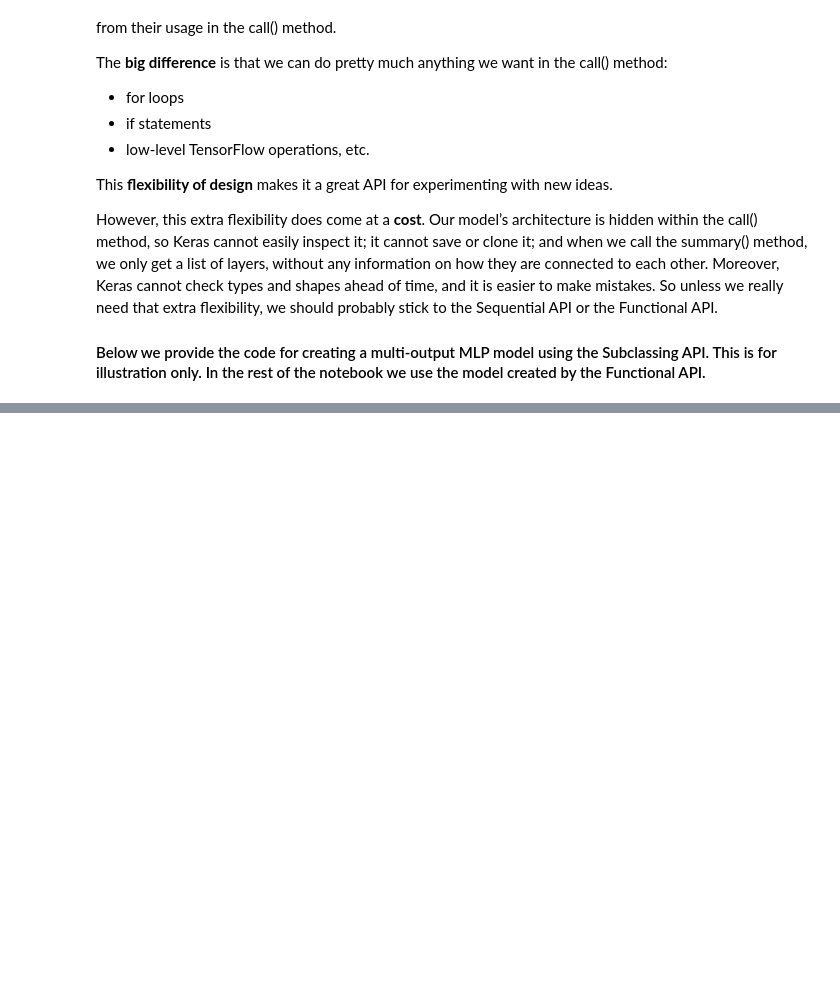
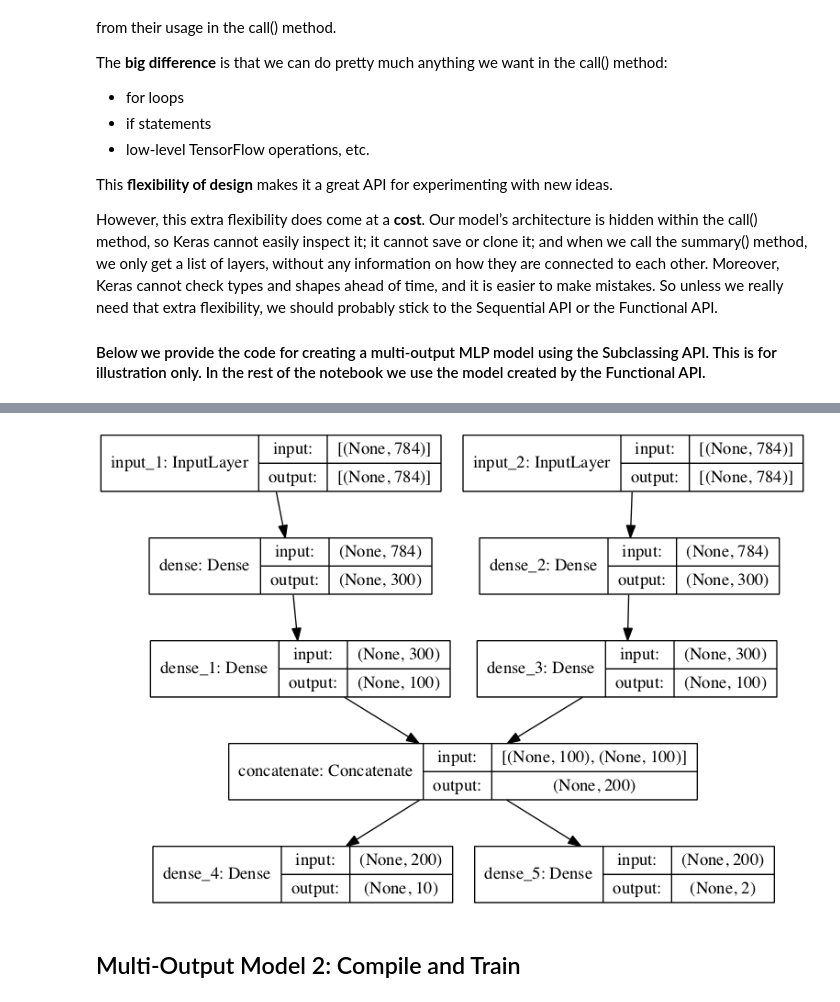
Before and after one commit to rhasanbd/Smooth-Taste-of-Keras--Journey-Through-MLPs, a Jupyter notebook: Keras-MLP Classifier-4-Multi-Output Classification.ipynb, the cells around one changed output, grey strips where cells are left out. Cells and saved outputs as stored; diff of their text form; code cells hidden in the pictures; blank space fills up the shorter version.

```diff
--- a/Keras-MLP Classifier-4-Multi-Output Classification.ipynb
+++ b/Keras-MLP Classifier-4-Multi-Output Classification.ipynb
@@ -41,9 +42,9 @@ Finally, scale the data.
 # %%
-mnist = keras.datasets.mnist
+mnist = tf.keras.datasets.mnist
 
 (X_train_full, y_train_full), (X_test, y_test) = mnist.load_data()
 
-# Flatten the features to create 1D array for each image
+# Flatten the features to create a 1D array for each image
 X_train_full = X_train_full.reshape(60000, 784)
 X_test = X_test.reshape(10000, 784)
 
@@ -99,9 +100,9 @@ The 1D target "y" would be converted to Nx2 matrix (N=number of samples)
 We do this by using the keras.utils.to_categorical() function.
 '''
 
-y_train_binary = keras.utils.to_categorical(y_train_binary_1D)
-y_test_binary = keras.utils.to_categorical(y_test_binary_1D)
-y_valid_binary = keras.utils.to_categorical(y_valid_binary_1D)
+y_train_binary = tf.keras.utils.to_categorical(y_train_binary_1D)
+y_test_binary = tf.keras.utils.to_categorical(y_test_binary_1D)
+y_valid_binary = tf.keras.utils.to_categorical(y_valid_binary_1D)
 # %% [markdown]
 ## Create The Multi-Output Model using Keras Functional API
 
@@ -246,7 +261,7 @@ model_subclassing = MultioutputModel(layer1Neurons=300, layer2Neurons=100, activ
 %%time
 
 # Define the optimizer
-optimizer=keras.optimizers.SGD(learning_rate=1e-1, momentum=0.1)
+optimizer=tf.keras.optimizers.SGD(learning_rate=1e-1, momentum=0.1)
 
 
 '''
@@ -259,7 +274,7 @@ model.compile(loss=["sparse_categorical_crossentropy", "binary_crossentropy"],
 
 
 # Create a callback object of early stopping
-early_stopping_cb = keras.callbacks.EarlyStopping(monitor='val_loss',
+early_stopping_cb = tf.keras.callbacks.EarlyStopping(monitor='val_loss',
                                   min_delta=0,
                                   patience=10,
                                   verbose=1,
@@ -395,0 +415,56 @@ weighted avg       0.99      0.99      0.99     10000
+# %%
+'''
+Delete the TensorFlow graph before creating a new model, otherwise memory overflow will occur.
+'''
+tf.keras.backend.clear_session()
+
+'''
+To reproduce the same result by the model in each iteration, we use fixed seeds for random number generation.
+'''
+np.random.seed(42)
+tf.random.set_seed(42)
+
+
+'''
+Create a Functional model.
+- Input Layer 1 (input1): It instantiates an input tensor for buildng the model
+- Branch 1: Two Hidden Layers: Dense hidden layer with the ReLU activation function
+
+- Input Layer 2 (input2): It instantiates an input tensor for buildng the model
+- Branch 2: Two Hidden Layers: Dense hidden layer with the ReLU activation function
+'''
+
+input1 = tf.keras.Input(shape=(784,))
+hidden1 = tf.keras.layers.Dense(300, activation="relu")(input1)
+hidden2 = tf.keras.layers.Dense(100, activation="relu")(hidden1)
+
+input2 = tf.keras.Input(shape=(784,))
+hidden3 = tf.keras.layers.Dense(300, activation="relu")(input2)
+hidden4 = tf.keras.layers.Dense(100, activation="relu")(hidden3)
+
+
+'''
+Combine the final hidden layers of the two parallel branches
+'''
+combined_hidden = tf.keras.layers.concatenate([hidden2, hidden4])
+
+'''
+The combined hidden layer passes the signal to two output layers
+(for multiclass and binary classification, respectively).
+- Output Layer 1: Dense output layer with 10 neurons. Since it's a multi-class classification, we use "softmax"
+- Output Layer 2: Dense output layer with 2 neurons. Since it's a binary classification, we use "sigmoid"
+'''
+
+output1 = tf.keras.layers.Dense(10, activation="softmax")(combined_hidden )
+output2 = tf.keras.layers.Dense(2, activation="sigmoid")(combined_hidden )
+
+# Create a Model by specifying its input and outputs
+model = tf.keras.models.Model(inputs=[input1, input2], outputs=[output1, output2])
+
+
+# Display the model summary
+model.summary()
+
+# Display the model graph
+tf.keras.utils.plot_model(model, show_shapes=True)
+# %% [output]
@@ -395,0 +488,3 @@ weighted avg       0.99      0.99      0.99     10000
+[figure, added]
+# %% [markdown]
+## Multi-Output Model 2: Compile and Train
```
Also changed, not shown: parts of 16 cells of this notebook.
